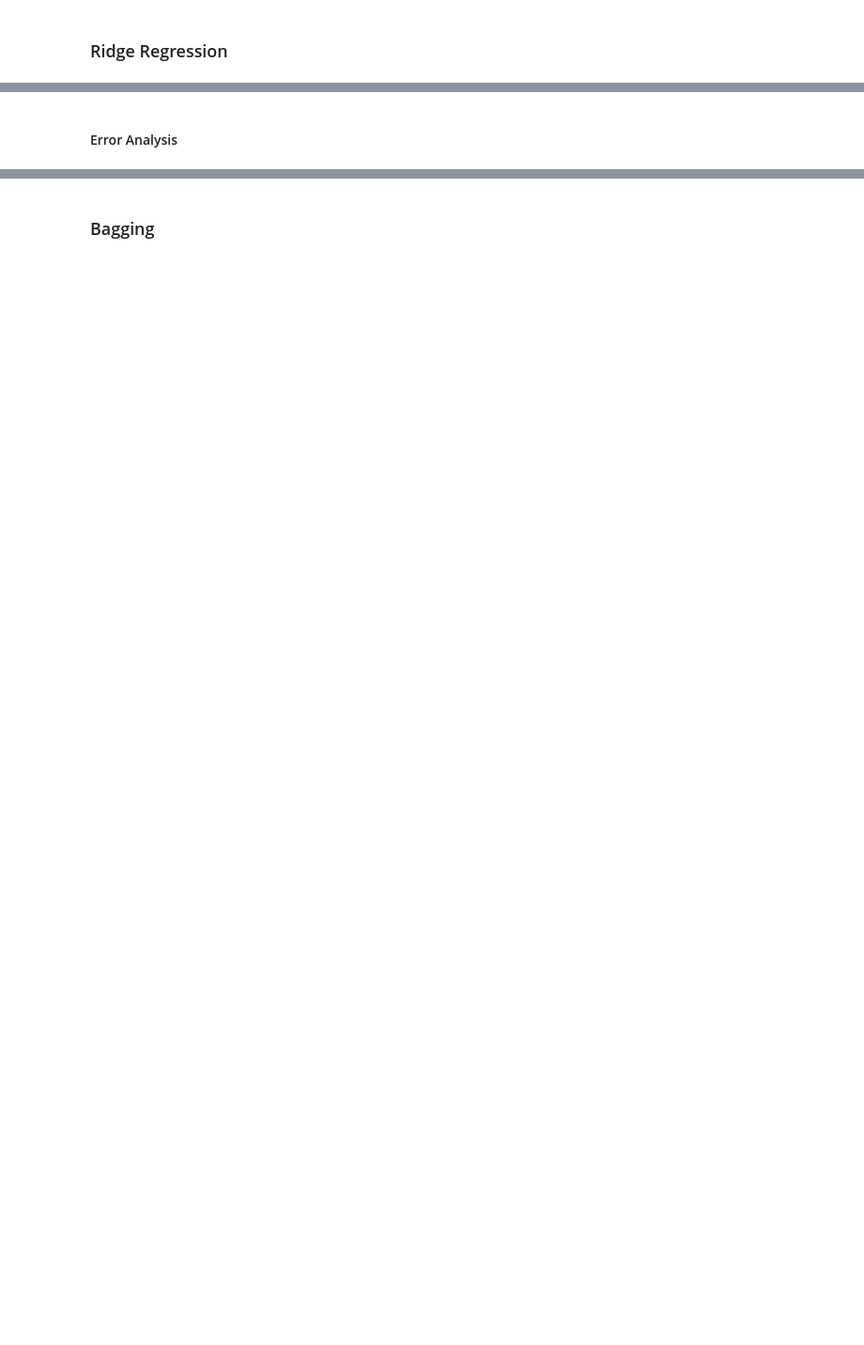
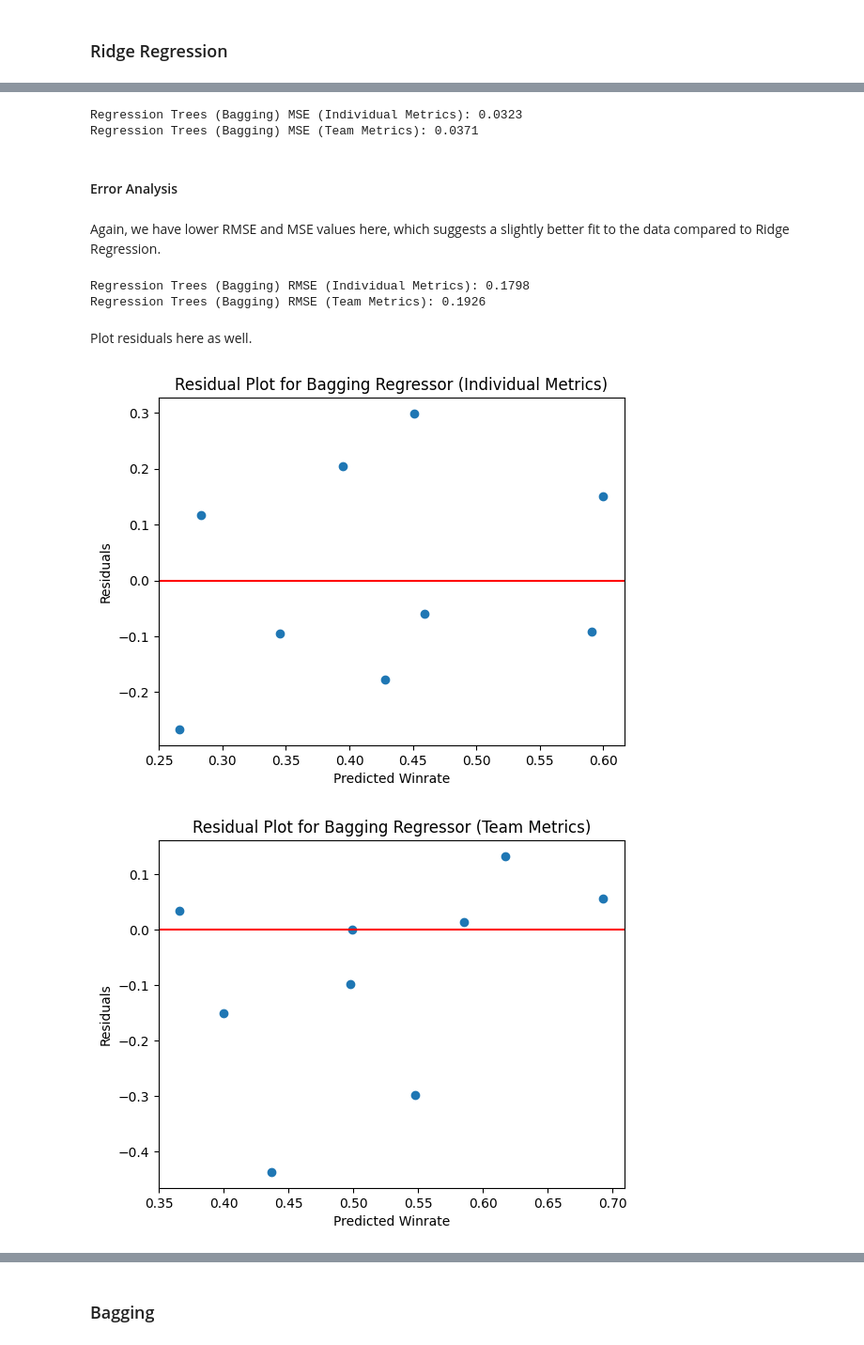
Before and after one commit to xlfrxd/League-of-Legends-Win-Rate-Predictor, a Jupyter notebook: STINTSY-PROJECT-S18-GROUP1.ipynb, the cells around one changed output, grey strips where cells are left out. Shown at 94% size. Drawn from its saved outputs; the diff is of its cells as text; code cells hidden in the pictures; blank space fills up the shorter version.

```diff
--- a/STINTSY-PROJECT-S18-GROUP1.ipynb
+++ b/STINTSY-PROJECT-S18-GROUP1.ipynb
@@ -638,2 +855,59 @@ In this project, we trained several types of regression models on our 'worlds' d
+# %%
+# Individual Metrics
+tree_model_ind = DecisionTreeRegressor(random_state=42)
+bagging_model_ind = BaggingRegressor(estimator=tree_model_ind, n_estimators=100, random_state=42)
+bagging_model_ind.fit(X_train_ind, y_train)
+bagging_predictions_ind = bagging_model_ind.predict(X_test_ind)
+bagging_mse_ind = mean_squared_error(y_test, bagging_predictions_ind)
+
+# Team Metrics
+tree_model_team = DecisionTreeRegressor(random_state=42)
+bagging_model_team = BaggingRegressor(estimator=tree_model_team, n_estimators=100, random_state=42)
+bagging_model_team.fit(X_train_team, y_train)
+bagging_predictions_team = bagging_model_team.predict(X_test_team)
+bagging_mse_team = mean_squared_error(y_test, bagging_predictions_team)
+
+print(f"Regression Trees (Bagging) MSE (Individual Metrics): {bagging_mse_ind:.4f}")
+print(f"Regression Trees (Bagging) MSE (Team Metrics): {bagging_mse_team:.4f}")
+# %% [output]
+Regression Trees (Bagging) MSE (Individual Metrics): 0.0323
+Regression Trees (Bagging) MSE (Team Metrics): 0.0371
 # %% [markdown]
 #### Error Analysis
+# %% [markdown]
+Again, we have lower RMSE and MSE values here, which suggests a slightly better fit to the data compared to Ridge Regression.
+# %%
+# Calculate RMSE for Bagging Regressor
+bagging_rmse_ind = np.sqrt(bagging_mse_ind)
+bagging_rmse_team = np.sqrt(bagging_mse_team)
+print(f"Regression Trees (Bagging) RMSE (Individual Metrics): {bagging_rmse_ind:.4f}")
+print(f"Regression Trees (Bagging) RMSE (Team Metrics): {bagging_rmse_team:.4f}")
+# %% [output]
+Regression Trees (Bagging) RMSE (Individual Metrics): 0.1798
+Regression Trees (Bagging) RMSE (Team Metrics): 0.1926
+# %% [markdown]
+Plot residuals here as well.
+# %%
+
+# Residuals for Bagging Regressor
+bagging_residuals_ind = y_test - bagging_predictions_ind
+bagging_residuals_team = y_test - bagging_predictions_team
+
+# Plot residuals for Bagging Regressor (Individual Metrics)
+plt.scatter(bagging_predictions_ind, bagging_residuals_ind)
+plt.axhline(y=0, color='r', linestyle='-')
+plt.title('Residual Plot for Bagging Regressor (Individual Metrics)')
+plt.xlabel('Predicted Winrate')
+plt.ylabel('Residuals')
+plt.show()
+
+# Plot residuals for Bagging Regressor (Team Metrics)
+plt.scatter(bagging_predictions_team, bagging_residuals_team)
+plt.axhline(y=0, color='r', linestyle='-')
+plt.title('Residual Plot for Bagging Regressor (Team Metrics)')
+plt.xlabel('Predicted Winrate')
+plt.ylabel('Residuals')
+plt.show()
+# %% [output]
+[figure, added]
+[figure, added]
```
Also changed, not shown: parts of 75 cells of this notebook.
